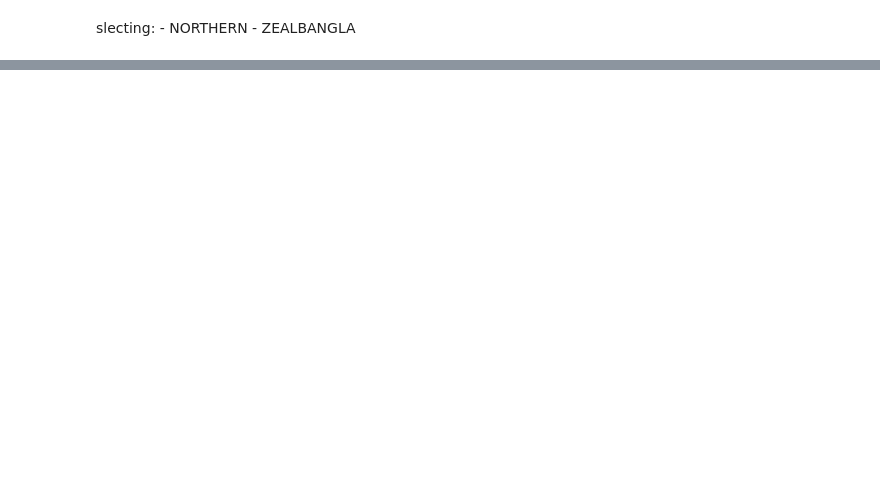
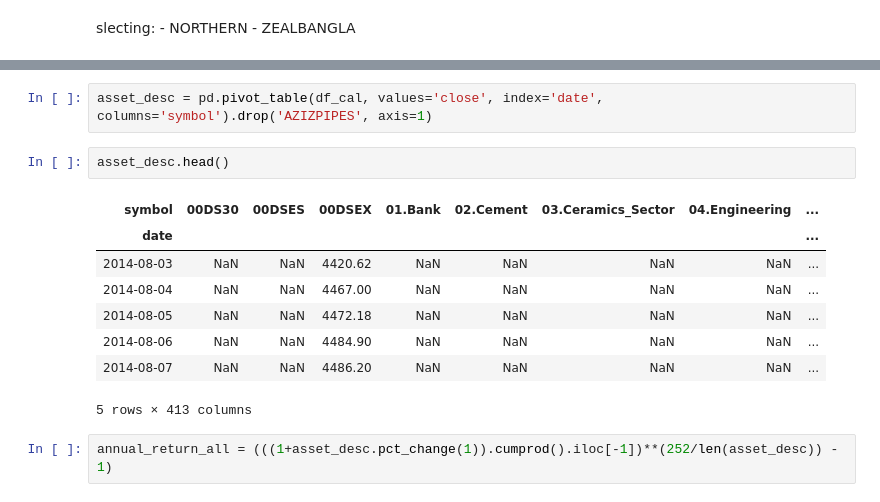
Before and after one commit to kalam360/dse-stock-analysis, a Jupyter notebook: sy-portfolio/analysis-starting-point.ipynb, the cells around one changed output, grey strips where cells are left out. Drawn from its saved outputs; the diff is of its cells as text; blank space fills up the shorter version.

```diff
--- a/sy-portfolio/analysis-starting-point.ipynb
+++ b/sy-portfolio/analysis-starting-point.ipynb
@@ -277,0 +369,15 @@ df_asset[['NORTHERN', 'ZEALBANGLA']]
+# %%
+asset_desc = pd.pivot_table(df_cal, values='close', index='date', columns='symbol').drop('AZIZPIPES', axis=1)
+# %%
+asset_desc.head()
+# %% [output]
+| symbol | 00DS30 | 00DSES | 00DSEX | 01.Bank | 02.Cement | 03.Ceramics_Sector | 04.Engineering | ... |
+| date |  |  |  |  |  |  |  | ... |
+| 2014-08-03 | NaN | NaN | 4420.62 | NaN | NaN | NaN | NaN | ... |
+| 2014-08-04 | NaN | NaN | 4467.00 | NaN | NaN | NaN | NaN | ... |
+| 2014-08-05 | NaN | NaN | 4472.18 | NaN | NaN | NaN | NaN | ... |
+| 2014-08-06 | NaN | NaN | 4484.90 | NaN | NaN | NaN | NaN | ... |
+| 2014-08-07 | NaN | NaN | 4486.20 | NaN | NaN | NaN | NaN | ... |
+5 rows × 413 columns
+# %%
+annual_return_all = (((1+asset_desc.pct_change(1)).cumprod().iloc[-1])**(252/len(asset_desc)) - 1)
```
Also changed, not shown: parts of 37 cells of this notebook.
